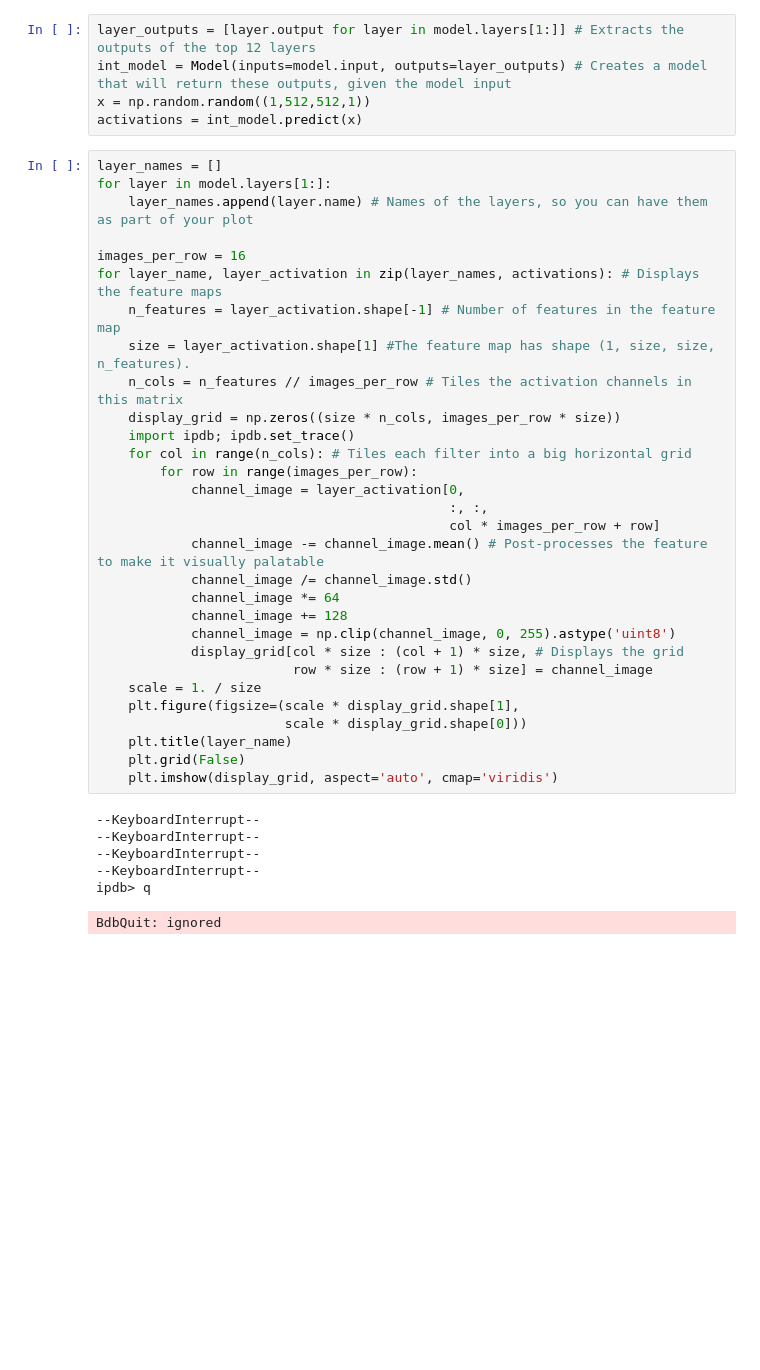
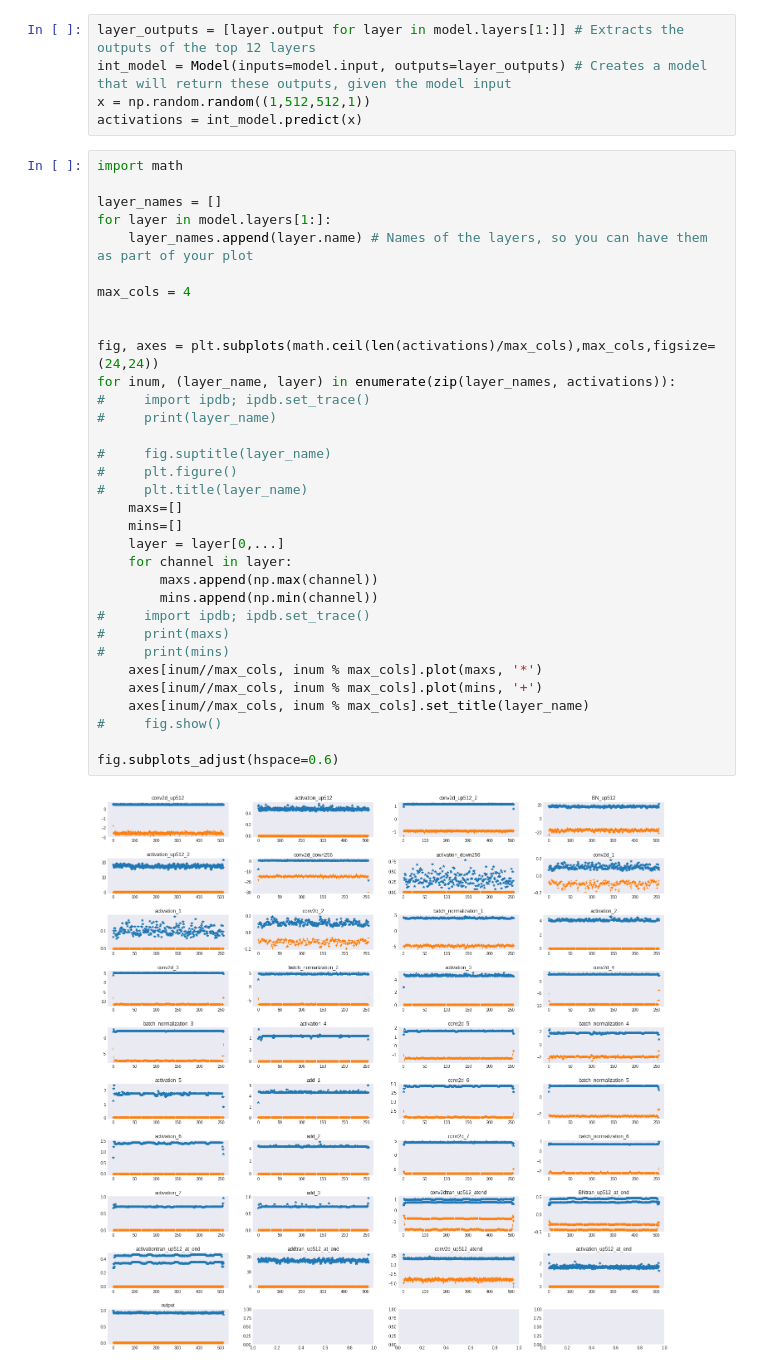
Before and after one commit to Asciotti/neural-sar, a Jupyter notebook: notebooks/2_train_upsized_network_stages.ipynb, the cells around one changed output. Cells and saved outputs as stored; diff of their text form; blank space fills up the shorter version.

Commit message:
Added visuals for debugging layer outputs

```diff
--- a/notebooks/2_train_upsized_network_stages.ipynb
+++ b/notebooks/2_train_upsized_network_stages.ipynb
@@ -551,40 +565,38 @@ layer_outputs = [layer.output for layer in model.layers[1:]] # Extracts the outp
 int_model = Model(inputs=model.input, outputs=layer_outputs) # Creates a model that will return these outputs, given the model input
 x = np.random.random((1,512,512,1))
 activations = int_model.predict(x)
-# %%
-layer_names = []
-for layer in model.layers[1:]:
-    layer_names.append(layer.name) # Names of the layers, so you can have them as part of your plot
-
-images_per_row = 16
-for layer_name, layer_activation in zip(layer_names, activations): # Displays the feature maps
-    n_features = layer_activation.shape[-1] # Number of features in the feature map
-    size = layer_activation.shape[1] #The feature map has shape (1, size, size, n_features).
-    n_cols = n_features // images_per_row # Tiles the activation channels in this matrix
-    display_grid = np.zeros((size * n_cols, images_per_row * size))
-    import ipdb; ipdb.set_trace()
-    for col in range(n_cols): # Tiles each filter into a big horizontal grid
-        for row in range(images_per_row):
-            channel_image = layer_activation[0,
-                                             :, :,
-                                             col * images_per_row + row]
-            channel_image -= channel_image.mean() # Post-processes the feature to make it visually palatable
-            channel_image /= channel_image.std()
-            channel_image *= 64
-            channel_image += 128
-            channel_image = np.clip(channel_image, 0, 255).astype('uint8')
-            display_grid[col * size : (col + 1) * size, # Displays the grid
-                         row * size : (row + 1) * size] = channel_image
-    scale = 1. / size
-    plt.figure(figsize=(scale * display_grid.shape[1],
-                        scale * display_grid.shape[0]))
-    plt.title(layer_name)
-    plt.grid(False)
-    plt.imshow(display_grid, aspect='auto', cmap='viridis')
-# %% [output]
---KeyboardInterrupt--
---KeyboardInterrupt--
---KeyboardInterrupt--
---KeyboardInterrupt--
-ipdb> q
-BdbQuit: ignored
+# %%
+import math
+
+layer_names = []
+for layer in model.layers[1:]:
+    layer_names.append(layer.name) # Names of the layers, so you can have them as part of your plot
+
+max_cols = 4
+
+
+fig, axes = plt.subplots(math.ceil(len(activations)/max_cols),max_cols,figsize=(24,24))
+for inum, (layer_name, layer) in enumerate(zip(layer_names, activations)):
+#     import ipdb; ipdb.set_trace()
+#     print(layer_name)
+
+#     fig.suptitle(layer_name)
+#     plt.figure()
+#     plt.title(layer_name)
+    maxs=[]
+    mins=[]
+    layer = layer[0,...]
+    for channel in layer:
+        maxs.append(np.max(channel))
+        mins.append(np.min(channel))
+#     import ipdb; ipdb.set_trace()
+#     print(maxs)
+#     print(mins)
+    axes[inum//max_cols, inum % max_cols].plot(maxs, '*')
+    axes[inum//max_cols, inum % max_cols].plot(mins, '+')
+    axes[inum//max_cols, inum % max_cols].set_title(layer_name)
+#     fig.show()
+
+fig.subplots_adjust(hspace=0.6)
+# %% [output]
+[figure, added]
```
Also changed, not shown: parts of 5 cells of this notebook.
